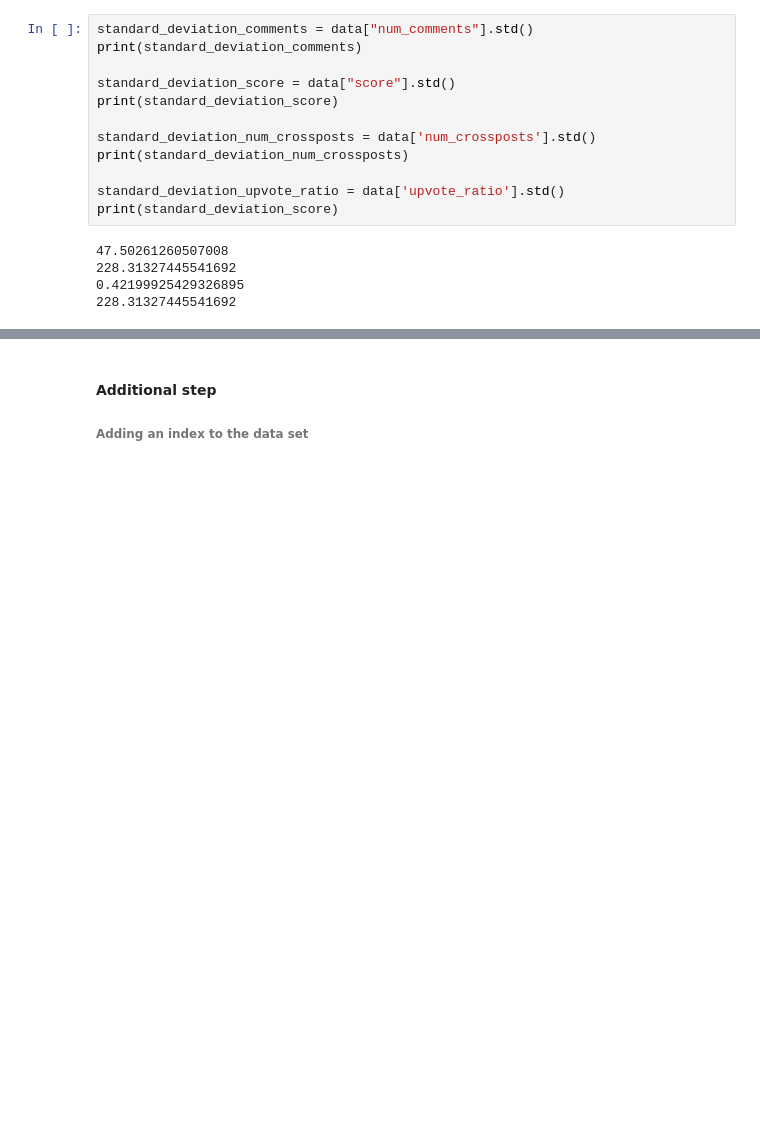
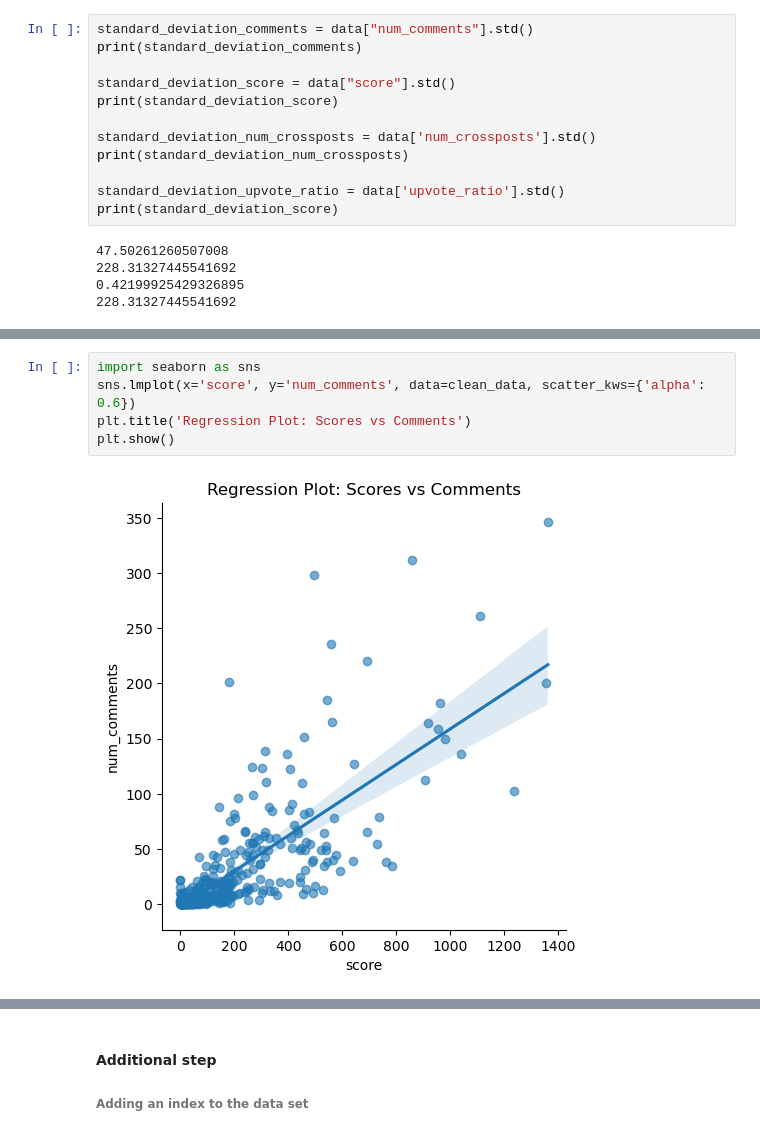
Before and after one commit to Olayemi-cloud/jh24993_EMATM0048---Python-Project, a Jupyter notebook: jh24993_EMATM0048_Q2.ipynb, the cells around one changed output, grey strips where cells are left out. Drawn from its saved outputs; the diff is of its cells as text; blank space fills up the shorter version.

```diff
--- a/jh24993_EMATM0048_Q2.ipynb
+++ b/jh24993_EMATM0048_Q2.ipynb
@@ -318,0 +454,7 @@ print(standard_deviation_score)
+# %%
+import seaborn as sns
+sns.lmplot(x='score', y='num_comments', data=clean_data, scatter_kws={'alpha': 0.6})
+plt.title('Regression Plot: Scores vs Comments')
+plt.show()
+# %% [output]
+[figure, added]
```
Also changed, not shown: parts of 45 cells of this notebook, 1 other file.
